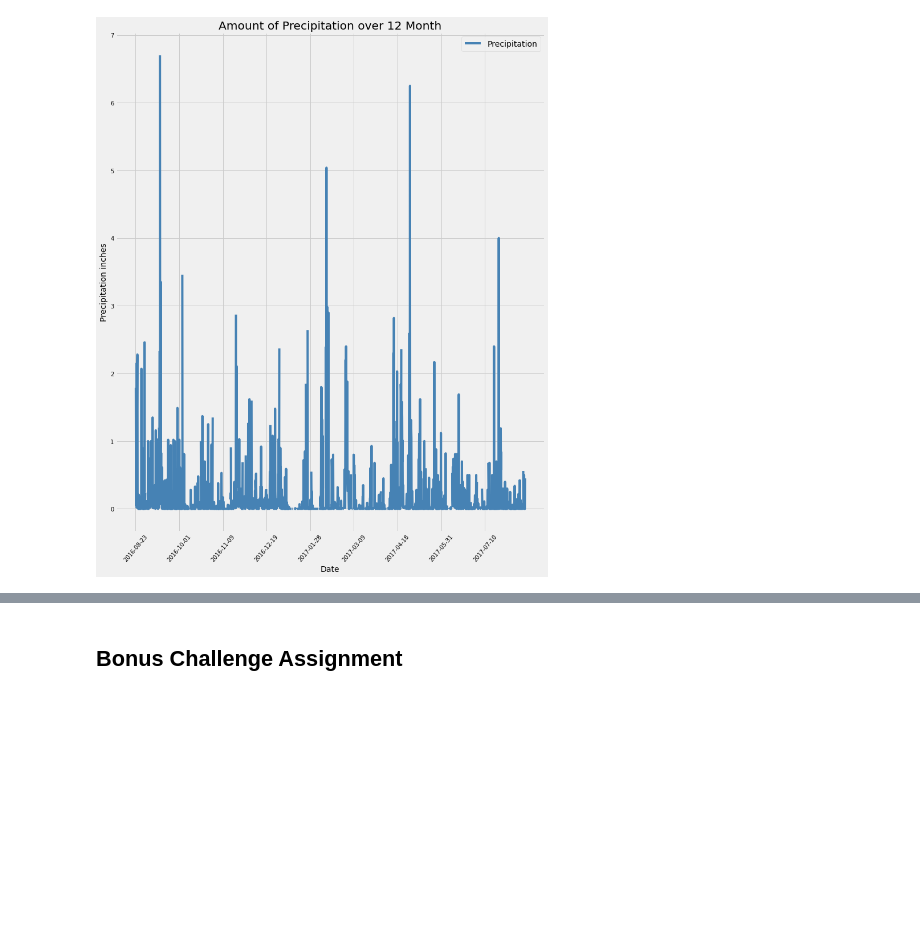
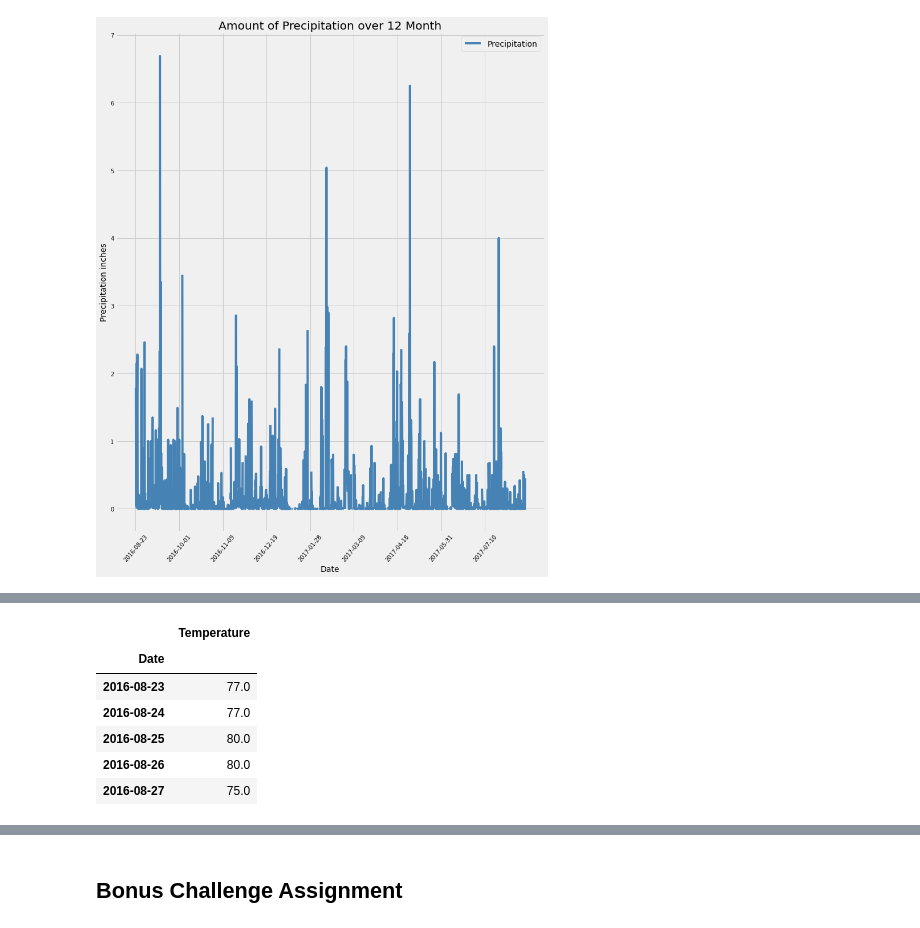
Before and after one commit to Chahnaz-Kbaisi/SQLAlchemy-Challenge, a Jupyter notebook: climate_starter.ipynb, the cells around one changed output, grey strips where cells are left out. Cells and saved outputs as stored; diff of their text form; code cells hidden in the pictures; blank space fills up the shorter version.

```diff
--- a/climate_starter.ipynb
+++ b/climate_starter.ipynb
@@ -194,3 +209,11 @@ plt.savefig("Images/precipitation_data.png")
 # %%
 # What are the most active stations? (i.e. what stations have the most rows)?
 # List the stations and the counts in descending order.
+most_active_stations = session.query(Measurement.station, Station.name, func.count(Measurement.id))\
+                .filter(Measurement.station == Station.station)\
+                .group_by(Measurement.station)\
+                .order_by(func.count(Measurement.id).desc())\
+                .all()
+
+print(f"The most active stations are:")
+pprint(most_active_stations)
@@ -200,3 +248,10 @@ plt.savefig("Images/precipitation_data.png")
 # %%
 # Choose the station with the highest number of temperature observations.
 # Query the last 12 months of temperature observation data for this station and plot the results as a histogram
+WAIHEE_station = session.query(Measurement.date, Measurement.tobs)\
+                .filter(Measurement.station == most_active_stations[0][0])\
+                .filter(Measurement.date <= end_date)\
+                .filter(Measurement.date >= query_date)\
+                .all()
+print(f"Temperature observation data for WAIHEE station:")
+WAIHEE_station[:5]
@@ -202,0 +265,16 @@ plt.savefig("Images/precipitation_data.png")
+# %%
+# Unpacking the temperature observation for WAIHEE station and saving into seperate lists:
+date = [r[0] for r in WAIHEE_station]
+temp = [r[1] for r in WAIHEE_station]
+
+new_WAIHEE_df = pd.DataFrame(WAIHEE_station, columns=['Date', 'Temperature'])
+new_WAIHEE_df.set_index('Date', inplace=True)
+new_WAIHEE_df.head()
+# %% [output]
+|  | Temperature |
+| Date |  |
+| 2016-08-23 | 77.0 |
+| 2016-08-24 | 77.0 |
+| 2016-08-25 | 80.0 |
+| 2016-08-26 | 80.0 |
+| 2016-08-27 | 75.0 |
```
Also changed, not shown: parts of 7 cells of this notebook.
